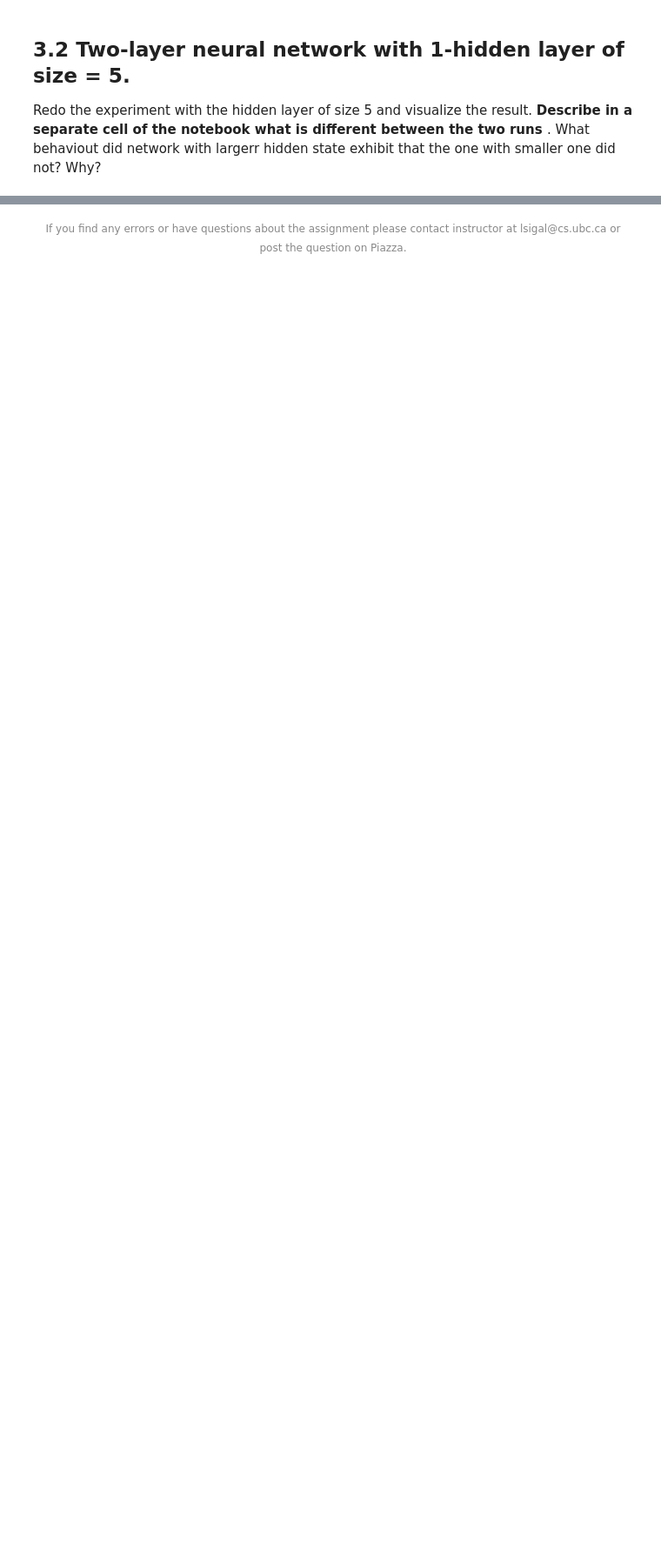
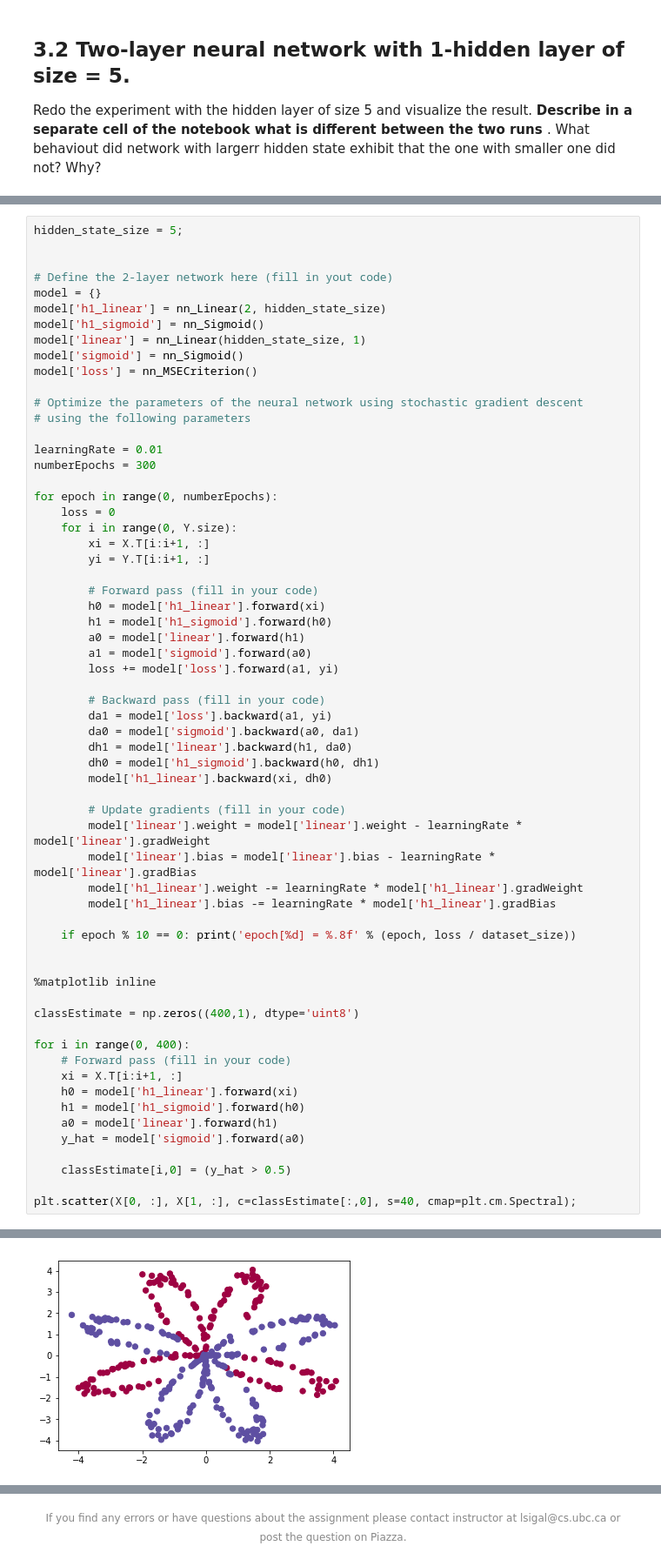
Before and after one commit to belinghy/cpsc532L, a Jupyter notebook: Assignment1/submission/CPSC532L_Assignment1.ipynb, the cells around one changed output, grey strips where cells are left out. Shown at 87% size. Drawn from its saved outputs; the diff is of its cells as text; blank space fills up the shorter version.

```diff
--- a/Assignment1/submission/CPSC532L_Assignment1.ipynb
+++ b/Assignment1/submission/CPSC532L_Assignment1.ipynb
@@ -698,0 +742,63 @@ hidden_state_size = 5;
+# %%
+hidden_state_size = 5;
+
+
+# Define the 2-layer network here (fill in yout code)
+model = {}
+model['h1_linear'] = nn_Linear(2, hidden_state_size)
+model['h1_sigmoid'] = nn_Sigmoid()
+model['linear'] = nn_Linear(hidden_state_size, 1)
+model['sigmoid'] = nn_Sigmoid()
+model['loss'] = nn_MSECriterion()
+
+# Optimize the parameters of the neural network using stochastic gradient descent
+# using the following parameters
+
+learningRate = 0.01
+numberEpochs = 300
+
+for epoch in range(0, numberEpochs):
+    loss = 0
+    for i in range(0, Y.size):
+        xi = X.T[i:i+1, :]
+        yi = Y.T[i:i+1, :]
+
+        # Forward pass (fill in your code)
+        h0 = model['h1_linear'].forward(xi)
+        h1 = model['h1_sigmoid'].forward(h0)
+        a0 = model['linear'].forward(h1)
+        a1 = model['sigmoid'].forward(a0)
+        loss += model['loss'].forward(a1, yi)
+
+        # Backward pass (fill in your code)
+        da1 = model['loss'].backward(a1, yi)
+        da0 = model['sigmoid'].backward(a0, da1)
+        dh1 = model['linear'].backward(h1, da0)
+        dh0 = model['h1_sigmoid'].backward(h0, dh1)
+        model['h1_linear'].backward(xi, dh0)
+
+        # Update gradients (fill in your code)
+        model['linear'].weight = model['linear'].weight - learningRate * model['linear'].gradWeight
+        model['linear'].bias = model['linear'].bias - learningRate * model['linear'].gradBias
+        model['h1_linear'].weight -= learningRate * model['h1_linear'].gradWeight
+        model['h1_linear'].bias -= learningRate * model['h1_linear'].gradBias
+
+    if epoch % 10 == 0: print('epoch[%d] = %.8f' % (epoch, loss / dataset_size))
+
+
+%matplotlib inline
+
+classEstimate = np.zeros((400,1), dtype='uint8')
+
+for i in range(0, 400):
+    # Forward pass (fill in your code)
+    xi = X.T[i:i+1, :]
+    h0 = model['h1_linear'].forward(xi)
+    h1 = model['h1_sigmoid'].forward(h0)
+    a0 = model['linear'].forward(h1)
+    y_hat = model['sigmoid'].forward(a0)
+
+    classEstimate[i,0] = (y_hat > 0.5)
+
+plt.scatter(X[0, :], X[1, :], c=classEstimate[:,0], s=40, cmap=plt.cm.Spectral);
+# %% [output]
@@ -698,0 +822 @@ hidden_state_size = 5;
+[figure, added]
```
Also changed, not shown: parts of 11 cells of this notebook.
